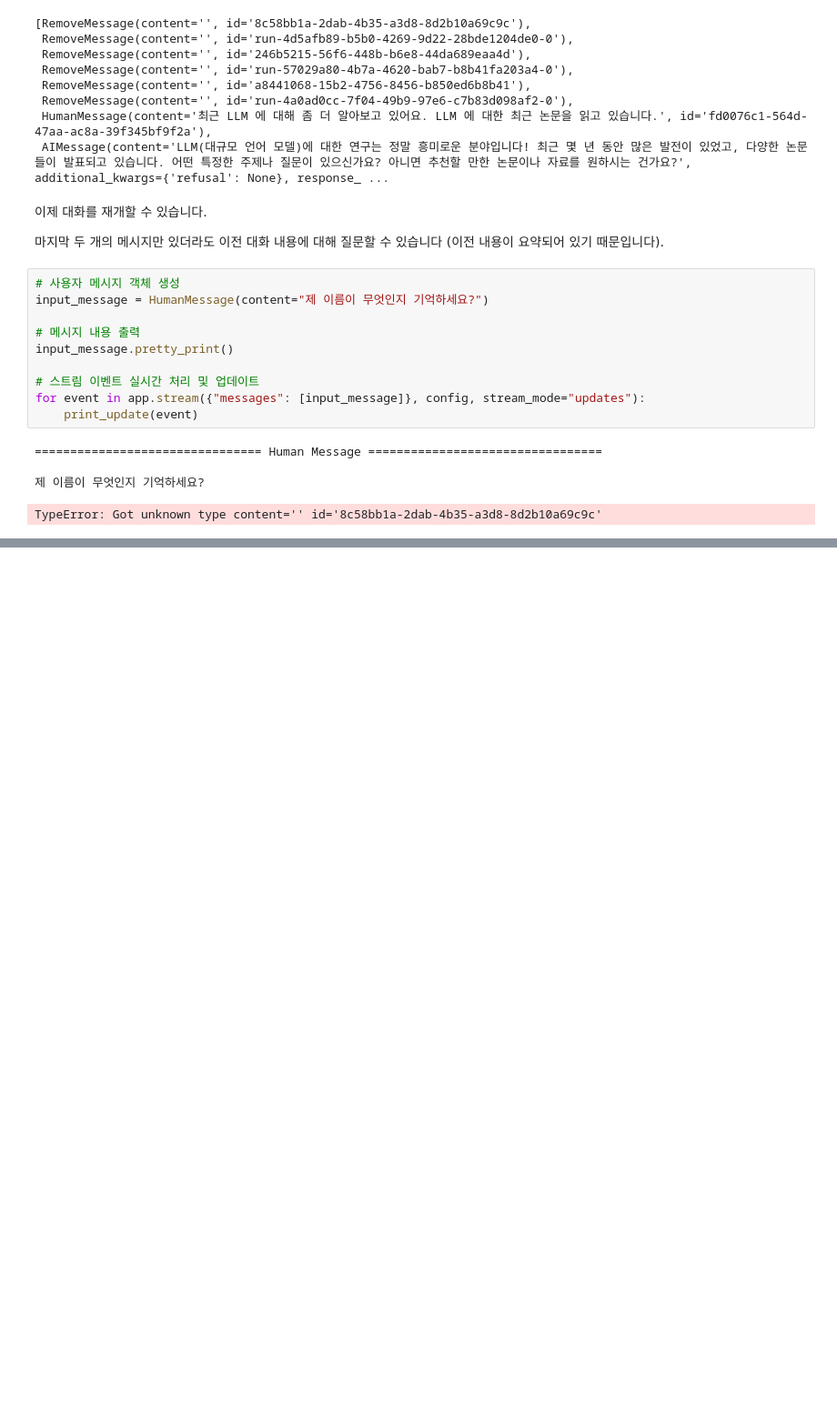
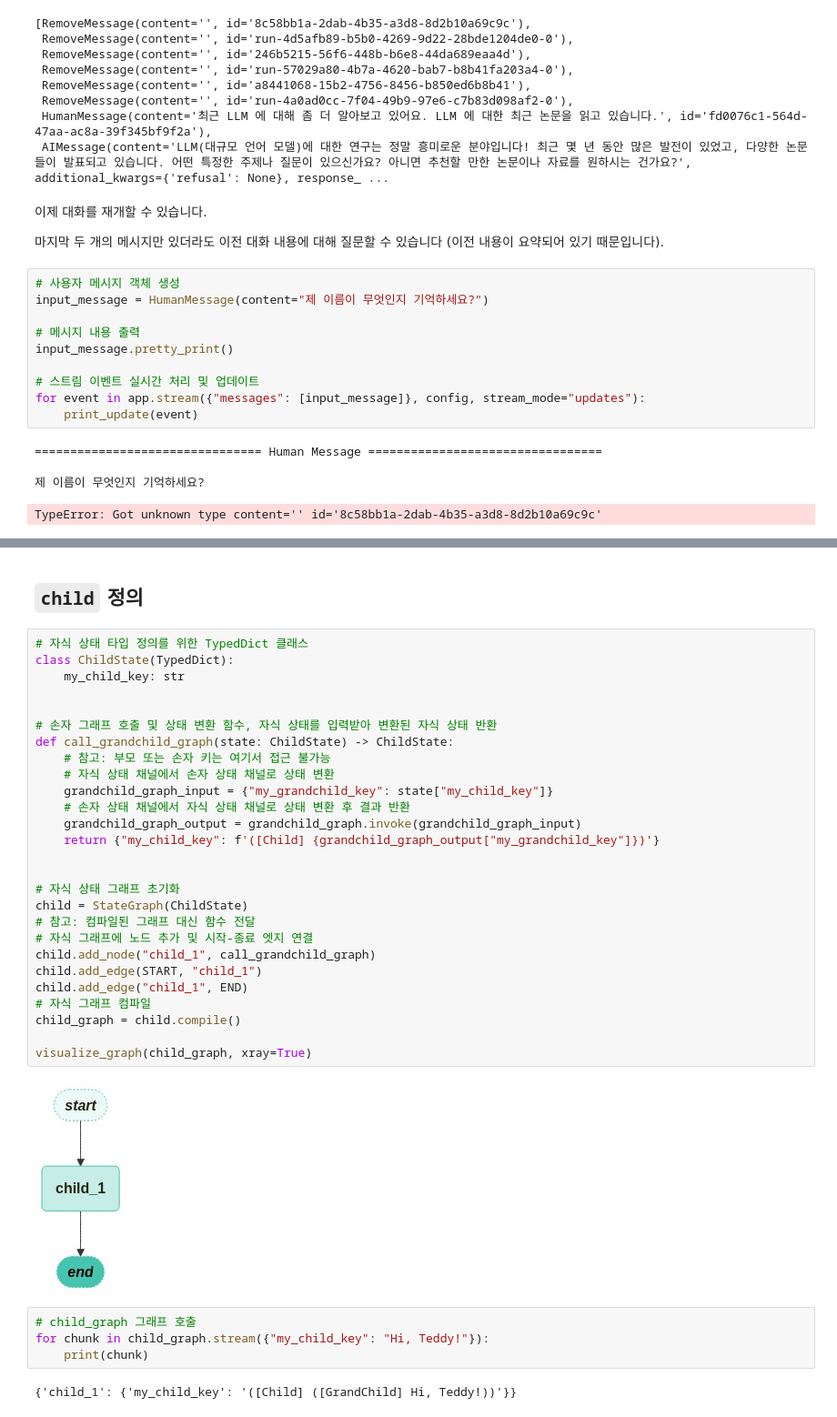
Before and after one commit to yoonwanggyu/BOAZ_ADV, a Jupyter notebook: Wang_Gyu/LangGraph_8)~14).ipynb, the cells around one changed output, grey strips where cells are left out. Shown: that part at 91% size. Saved outputs shown, nothing was run; the diff lists cells and outputs as text; blank space fills up the shorter version.

```diff
--- a/Wang_Gyu/LangGraph_8)~.ipynb
+++ b/Wang_Gyu/LangGraph_8)~14).ipynb
@@ -1226,0 +1481,37 @@ TypeError: Got unknown type content='' id='8c58bb1a-2dab-4b35-a3d8-8d2b10a69c9c'
+# %% [markdown]
+## `child` 정의
+# %%
+# 자식 상태 타입 정의를 위한 TypedDict 클래스
+class ChildState(TypedDict):
+    my_child_key: str
+
+
+# 손자 그래프 호출 및 상태 변환 함수, 자식 상태를 입력받아 변환된 자식 상태 반환
+def call_grandchild_graph(state: ChildState) -> ChildState:
+    # 참고: 부모 또는 손자 키는 여기서 접근 불가능
+    # 자식 상태 채널에서 손자 상태 채널로 상태 변환
+    grandchild_graph_input = {"my_grandchild_key": state["my_child_key"]}
+    # 손자 상태 채널에서 자식 상태 채널로 상태 변환 후 결과 반환
+    grandchild_graph_output = grandchild_graph.invoke(grandchild_graph_input)
+    return {"my_child_key": f'([Child] {grandchild_graph_output["my_grandchild_key"]})'}
+
+
+# 자식 상태 그래프 초기화
+child = StateGraph(ChildState)
+# 참고: 컴파일된 그래프 대신 함수 전달
+# 자식 그래프에 노드 추가 및 시작-종료 엣지 연결
+child.add_node("child_1", call_grandchild_graph)
+child.add_edge(START, "child_1")
+child.add_edge("child_1", END)
+# 자식 그래프 컴파일
+child_graph = child.compile()
+
+visualize_graph(child_graph, xray=True)
+# %% [output]
+[figure, added]
+# %%
+# child_graph 그래프 호출
+for chunk in child_graph.stream({"my_child_key": "Hi, Teddy!"}):
+    print(chunk)
+# %% [output]
+{'child_1': {'my_child_key': '([Child] ([GrandChild] Hi, Teddy!))'}}
```
Also changed, not shown: parts of 54 cells of this notebook.
